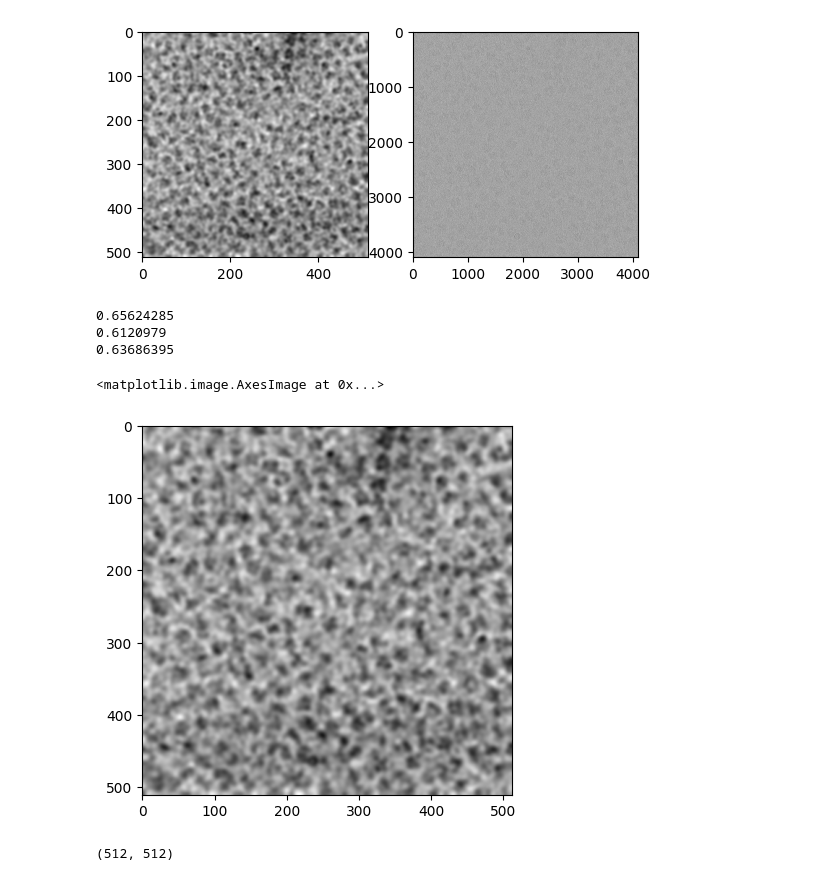
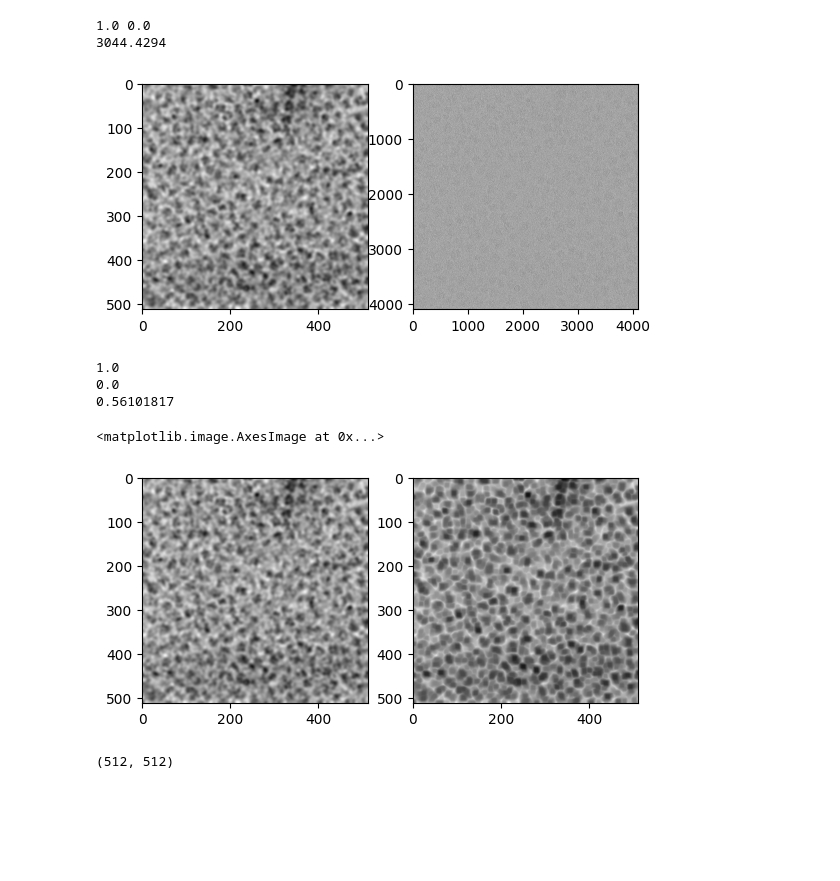
Before and after one commit to Jojo3235/tratamiento-imagense, a Jupyter notebook: Tratamiento de imagenes biomedicas/proyecto/practica.ipynb, the cells around one changed output. Cells and saved outputs as stored; diff of their text form; code cells hidden in the pictures; blank space fills up the shorter version.

```diff
--- a/Tratamiento de imagenes biomedicas/proyecto/practica.ipynb
+++ b/Tratamiento de imagenes biomedicas/proyecto/practica.ipynb
@@ -39,16 +13,16 @@ import numpy as np
 with mrcfile.open("image3.mrc") as mrc:
     data = mrc.data
 
-test = (data-np.min(data))
-test = test/np.max(test)
-
+test = (data-data.min())
+test2 = test/test.max()
+print(test2.max(), test2.min())
 
 # re_test  = test.resize((int(test.shape[0]/4),int(test.shape[1]/4)))
-re_test  = cv2.resize(test, (int(test.shape[0]/8),int(test.shape[1]/8)))
+re_test  = cv2.resize(test, (int(test2.shape[0]/8),int(test2.shape[1]/8)))
 test_gauss = cv2.GaussianBlur(re_test, (21,21), 0) # (5x5) es el tamaño del filtro y 0 es la desviación estándar
 
 
-
+print(test_gauss.max())
 
 plt.subplot(1,2,1)
 plt.imshow(test_gauss, cmap= "gray")
@@ -56,29 +30,40 @@ plt.subplot(1,2,2)
 plt.imshow(test, cmap="gray")
 plt.show()
 # %% [output]
+1.0 0.0
+3044.4294
 [figure]
 # %%
 # mask2 = test < 0.37
 #
 # test2 = test*mask2
 
-test_gauss_d = (test_gauss-np.min(test_gauss))
-test_gauss_d = test/np.max(test_gauss_d)
+test_gauss_d = (test_gauss-test_gauss.min())
+test_gauss_d = test_gauss_d/test_gauss_d.max()
 
-print(test_gauss.max())
-print(test_gauss.min())
-print(test_gauss.mean())
+print(test_gauss_d.max())
+print(test_gauss_d.min())
+print(test_gauss_d.mean())
 
 mask1 = test_gauss > 0
 test1 = test_gauss*mask1
 
+plt.subplot(1,2,1)
 plt.imshow(test1, cmap="gray")
+
+
+import scipy
+
+min_img = scipy.ndimage.minimum_filter(test_gauss_d, size= 5)
+# min_img2 = scipy.ndimage.minimum_filter(min_img, size= 5)
+plt.subplot(1,2,2)
+plt.imshow(min_img, cmap="gray")
 # %% [output]
-0.65624285
-0.6120979
-0.63686395
+1.0
+0.0
+0.56101817
 <matplotlib.image.AxesImage at 0x...>
-[figure, old version]
+[figure, new version]
 # %%
 test_gauss.shape
 # %% [output]
```
Also changed, not shown: parts of 11 cells of this notebook.
